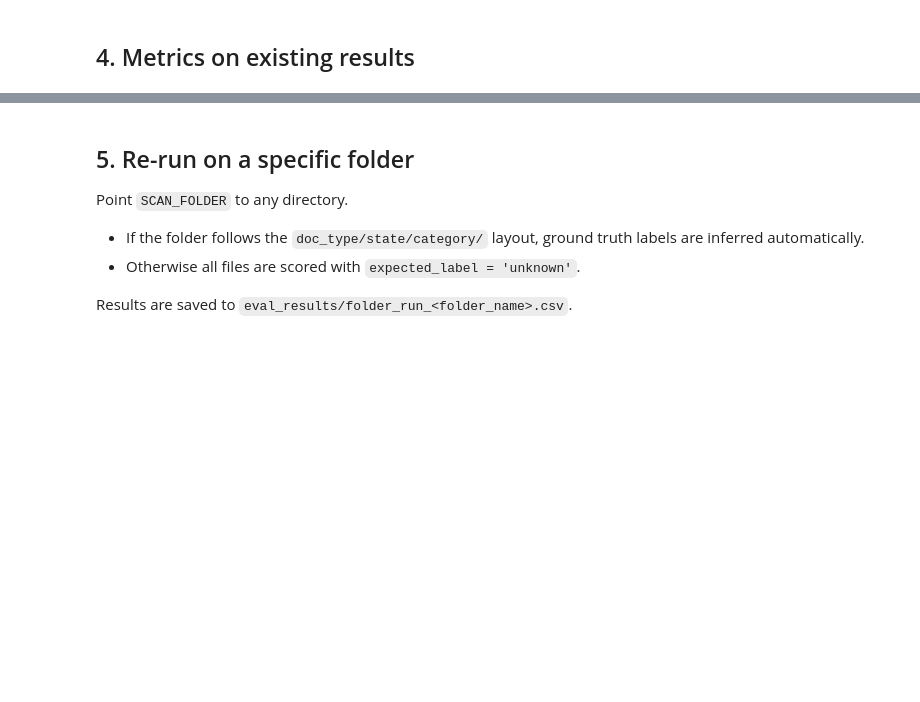
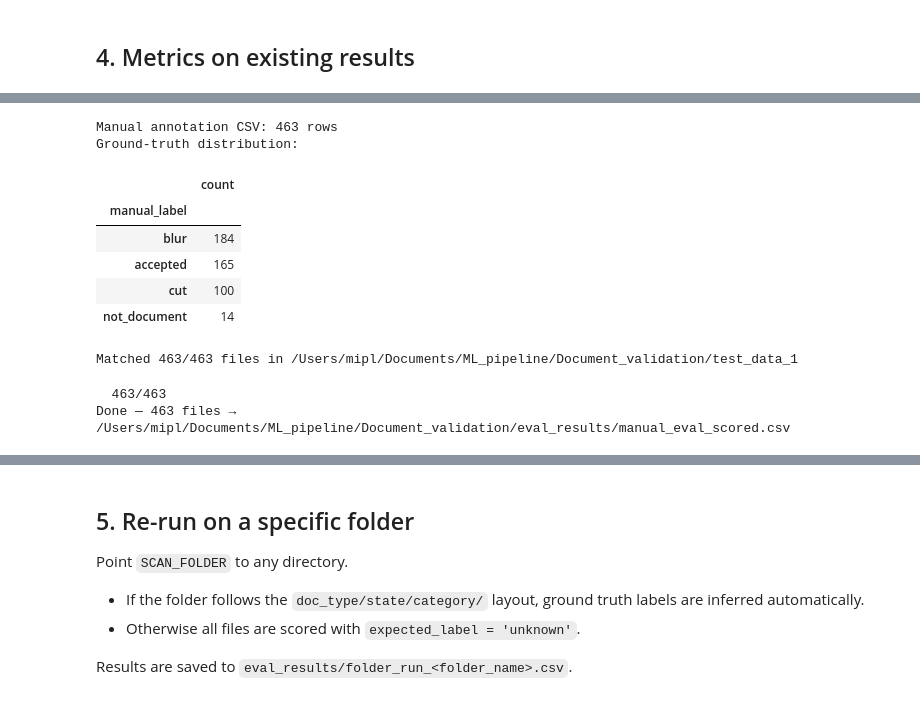
Before and after one commit to arvind-s/AEZ_Explorer_AWD, a Jupyter notebook: Documents/ML_pipeline/Document_validation/opencv_eval.ipynb, the cells around one changed output, grey strips where cells are left out. Drawn from its saved outputs; the diff is of its cells as text; code cells hidden in the pictures; blank space fills up the shorter version.

```diff
--- a/Documents/ML_pipeline/Document_validation/opencv_eval.ipynb
+++ b/Documents/ML_pipeline/Document_validation/opencv_eval.ipynb
@@ -325,0 +264,67 @@ print(classification_report(yt, yp, labels=LABELS, zero_division=0))
+# %%
+# ── Paths ────────────────────────────────────────────────────────────────────
+MANUAL_CSV  = Path('/Users/mipl/Documents/ML_pipeline/Document_validation/manual_data - final_comparison_check_land_record_for_accuracy.csv')
+TEST_DATA_1 = Path('/Users/mipl/Documents/ML_pipeline/Document_validation/test_data_1')
+MANUAL_OUT  = OUT_DIR / 'manual_eval_scored.csv'
+
+# ── Load manual annotations ──────────────────────────────────────────────────
+ann = pd.read_csv(MANUAL_CSV)
+
+def derive_manual_label(row):
+    if not row['manual_proper_document']:
+        return 'not_document'
+    if not row['manual_image_clear_and_legible']:
+        return 'blur'
+    if not row['manual_is_full_landrecord']:
+        return 'cut'
+    return 'accepted'
+
+ann['manual_label'] = ann.apply(derive_manual_label, axis=1)
+print(f'Manual annotation CSV: {len(ann)} rows')
+print('Ground-truth distribution:')
+display(ann['manual_label'].value_counts().rename('count').to_frame())
+
+# ── Build filename → (path, manual_label, metadata) map from test_data_1 ────
+file_index = {}
+for f in TEST_DATA_1.rglob('*'):
+    if f.is_file() and f.suffix.lower() in EXTENSIONS:
+        file_index[f.name] = f
+
+matched = ann[ann['file_name'].isin(file_index)]
+missing = ann[~ann['file_name'].isin(file_index)]
+print(f'\nMatched {len(matched)}/{len(ann)} files in {TEST_DATA_1}')
+if len(missing):
+    print(f'Not found ({len(missing)}): {missing["file_name"].tolist()[:5]}')
+# %% [output]
+Manual annotation CSV: 463 rows
+Ground-truth distribution:
+|  | count |
+| manual_label |  |
+| blur | 184 |
+| accepted | 165 |
+| cut | 100 |
+| not_document | 14 |
+Matched 463/463 files in /Users/mipl/Documents/ML_pipeline/Document_validation/test_data_1
+# %%
+# ── Score all matched files ───────────────────────────────────────────────────
+# Pulls metadata columns from ann (state, doc_type, etc.) where available
+meta_cols = [c for c in ['state', 'doc_type', 'manual_land_record', 'manual_phone_photo'] if c in ann.columns]
+
+manual_rows = []
+n = len(matched)
+for i, (_, row) in enumerate(matched.iterrows()):
+    fpath = file_index[row['file_name']]
+    s = score_file(fpath, CONFIG)
+    s['manual_label'] = row['manual_label']
+    for col in meta_cols:
+        s[col] = row[col]
+    manual_rows.append(s)
+    if (i + 1) % 50 == 0 or i == n - 1:
+        print(f'  {i+1}/{n}', end='\r')
+
+manual_df = pd.DataFrame(manual_rows)
+manual_df.to_csv(MANUAL_OUT, index=False)
+print(f'\nDone — {len(manual_df)} files → {MANUAL_OUT}')
+# %% [output]
+  463/463
+Done — 463 files → /Users/mipl/Documents/ML_pipeline/Document_validation/eval_results/manual_eval_scored.csv
```
Also changed, not shown: parts of 17 cells of this notebook, 2 other files.
